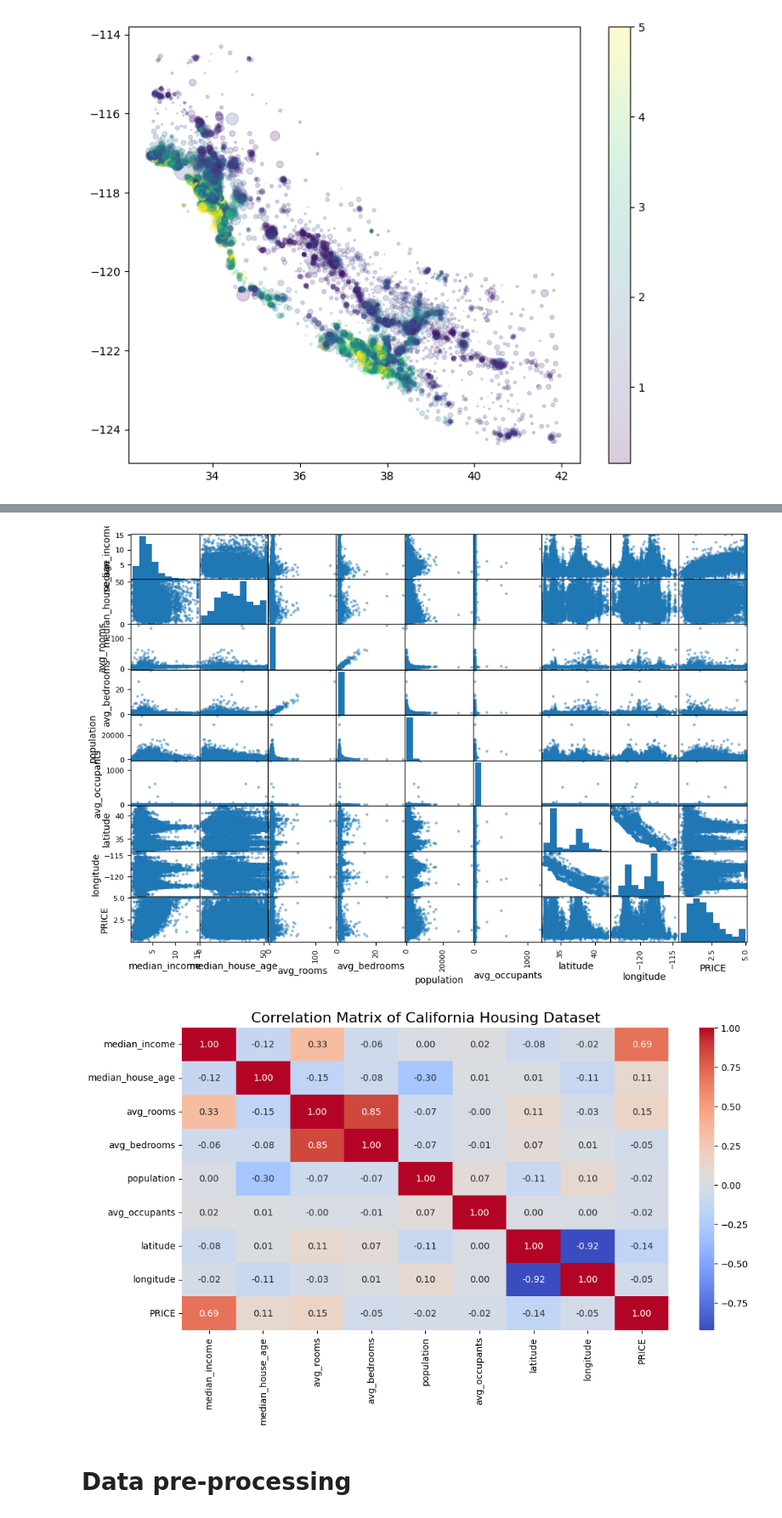
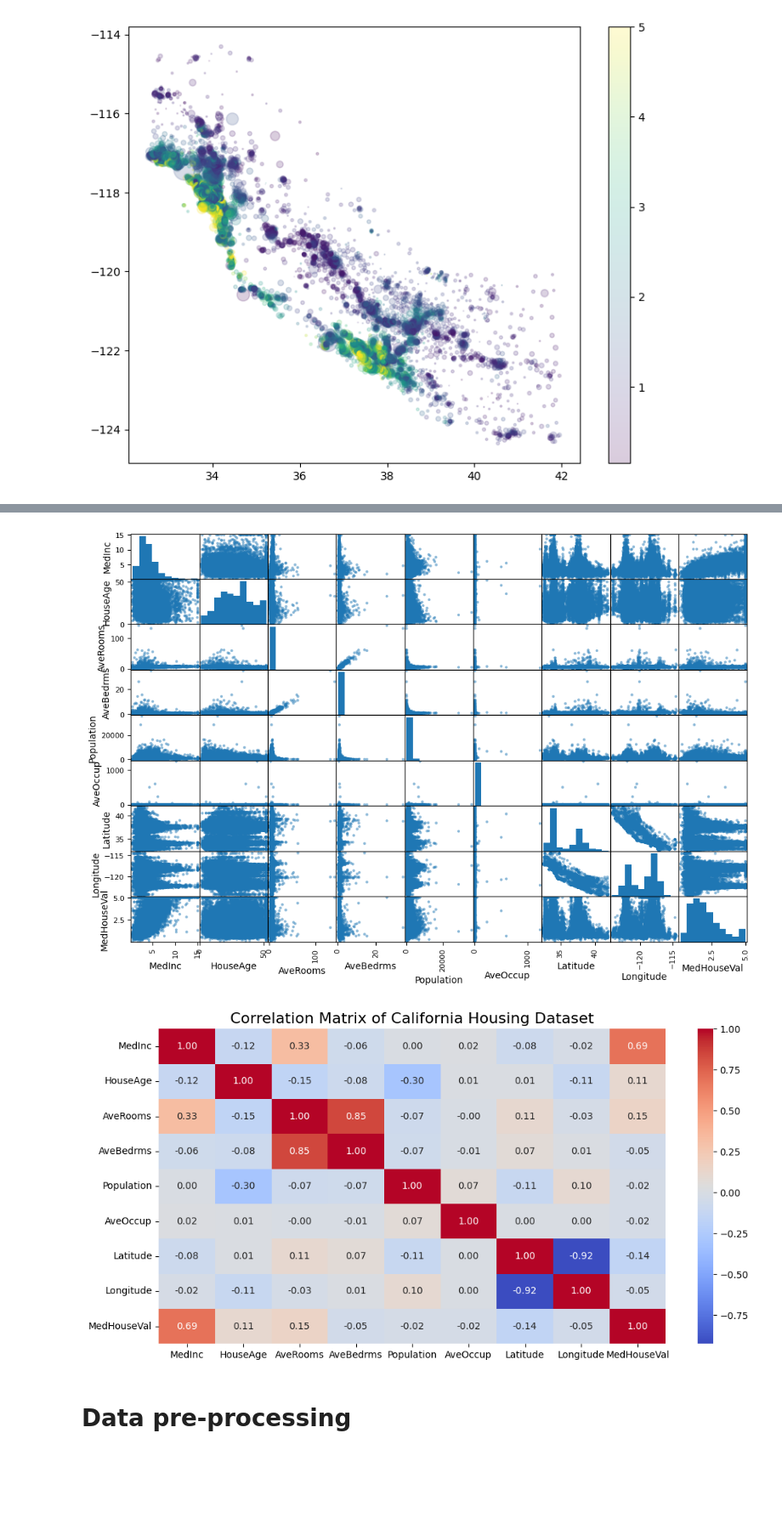
Before and after one commit to dataops95/ml-zoomcamp-homeworks-2025, a Jupyter notebook: midterm/notebook.ipynb, the cells around one changed output, grey strips where cells are left out. Shown: that part at 85% size. Saved outputs shown, nothing was run; the diff lists cells and outputs as text; code cells hidden in the pictures; blank space fills up the shorter version.

```diff
--- a/midterm/notebook.ipynb
+++ b/midterm/notebook.ipynb
@@ -36,20 +55,7 @@ California Housing dataset
 housing = fetch_california_housing(as_frame=True)
 
 # Create a DataFrame from the dataset
-df_raw = housing.frame
-df_raw.to_csv('data_raw.csv', index=False)
-
-df_original = df_raw.rename(columns={
-    "MedInc": "median_income",
-    "HouseAge": "median_house_age",
-    "AveRooms": "avg_rooms",
-    "AveBedrms": "avg_bedrooms",
-    "Population": "population",
-    "AveOccup": "avg_occupants",
-    "Latitude": "latitude",
-    "Longitude": "longitude",
-    "MedHouseVal": "PRICE"
-})
-
-df_original.head()
+df = housing.frame
+df.to_csv('data/data.csv', index=False)
+df.head()
 # %% [output]
@@ -74,0 +84,11 @@ df_original.describe().T
+# %%
+# Check for missing values and fill them with median values
+print(f"\n{df.isnull().sum()}")
+
+# Fill NA values with median of each numeric column
+medians = df.median(numeric_only=True)
+df.fillna(medians, inplace=True)
+
+# Verify there are no remaining missing values
+print("\nMissing values after imputation:")
+print(df.isnull().sum())
@@ -111,19 +147,19 @@ plt.show()
 # %%
 from pandas.plotting import scatter_matrix
-scatter_matrix(df_original, figsize=(12, 8))
+scatter_matrix(df, figsize=(12, 8))
 plt.show()
 # %% [output]
-[figure, old version]
+[figure, new version]
 # %%
 import seaborn as sns
 import matplotlib.pyplot as plt
 
 plt.figure(figsize=(12, 6))
-sns.heatmap(df_original.corr(), annot=True, cmap='coolwarm', fmt=".2f")
+sns.heatmap(df.corr(), annot=True, cmap='coolwarm', fmt=".2f")
 plt.title('Correlation Matrix of California Housing Dataset', fontsize=16)
 plt.show()
 # %% [output]
-[figure, old version]
+[figure, new version]
 # %% [markdown]
 # Data pre-processing
 # %%
```
Also changed, not shown: parts of 10 cells of this notebook, 13 other files.
